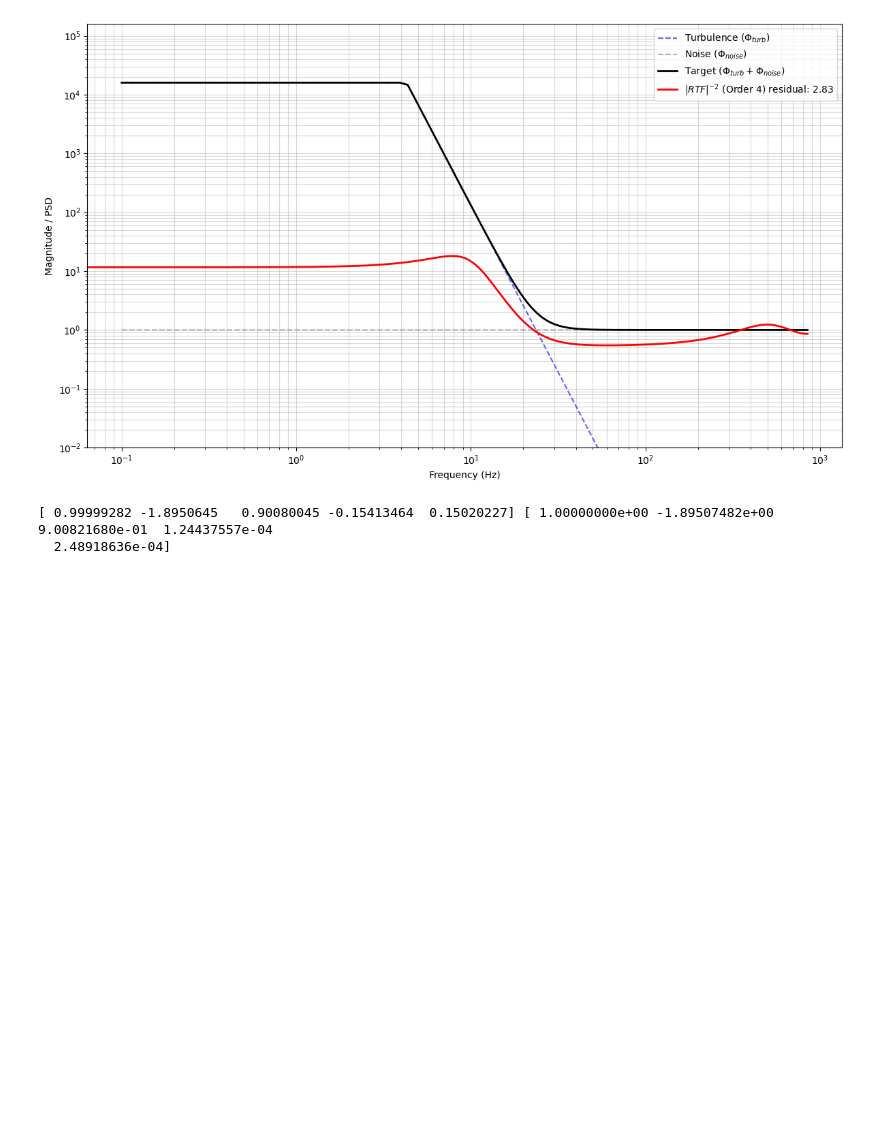
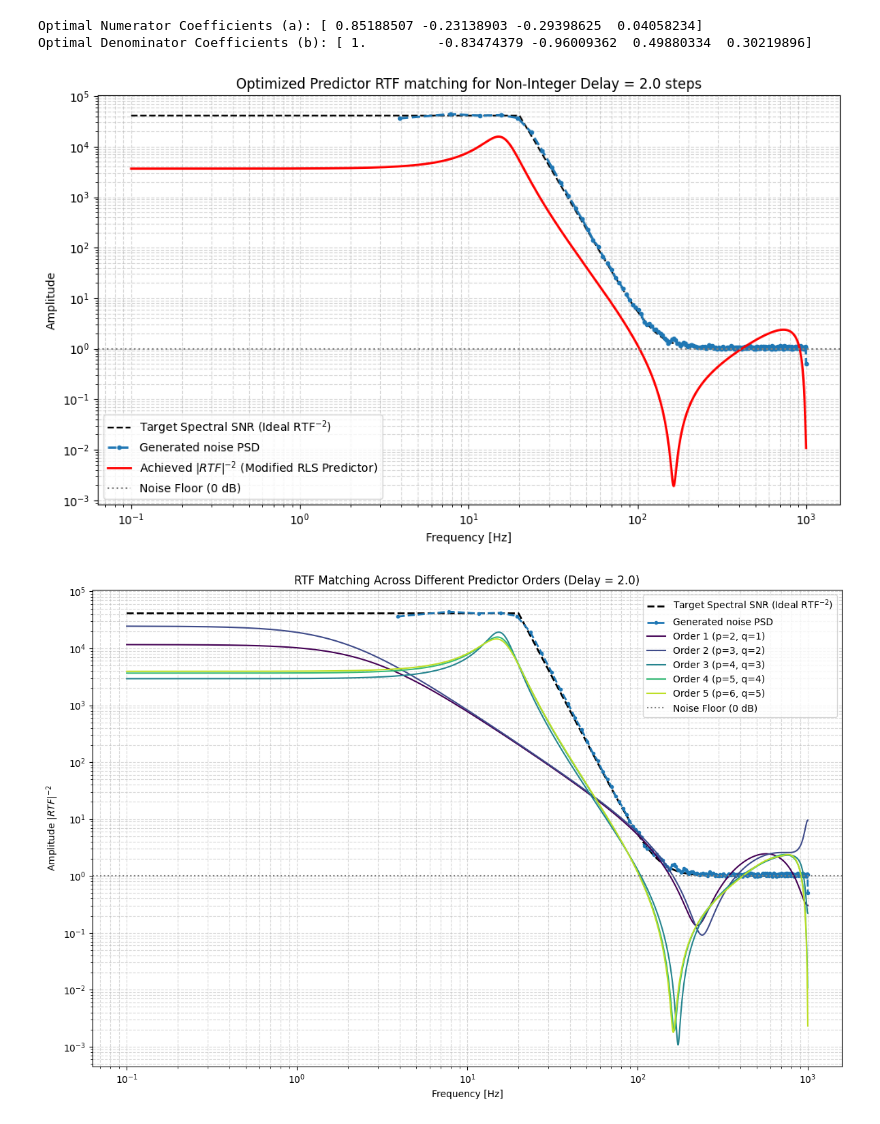
Before and after one commit to ArcetriAdaptiveOptics/SPECULA, a Jupyter notebook: config/SensorFusion/scracthIIRtfs.ipynb, the cells around one changed output. Cells and saved outputs as stored; diff of their text form; code cells hidden in the pictures; blank space fills up the shorter version.

```diff
--- a/config/SensorFusion/scracthIIRtfs.ipynb
+++ b/config/SensorFusion/scracthIIRtfs.ipynb
@@ -538,12 +0,0 @@ def design_fractional_delayed_rtf(fs, cutoff,n,turb_power,noise_power, order, de
-# %%
-Nfilter = 4
-Ndelay = 2.5
-n = 10
-
-a,b = design_fractional_delayed_rtf(fs=FS, cutoff=CUTOFF_FREQ,n=n,turb_power=TURB_POWER,noise_power=NOISE_POWER, order=Nfilter, delay_fs=Ndelay)
-
-print(a,b)
-# %% [output]
-[figure, removed]
-[ 0.99999282 -1.8950645   0.90080045 -0.15413464  0.15020227] [ 1.00000000e+00 -1.89507482e+00  9.00821680e-01  1.24437557e-04
-  2.48918636e-04]
@@ -549,0 +201,38 @@ print(a,b)
+# %%
+
+# Parameters
+f_sampling = 2000.0          # Loop frequency [Hz]
+n_mode = 2                   # Radial order of the mode (e.g., 1 for tilt, >1 for higher)
+turb_power = 1000.0            # Total turbulence power
+noise_power = 1.0            # Total noise power
+cutoff_freq = 20.0            # Turbulence Cutoff frequency [Hz]
+
+delay_steps = 2.0            # Non-integer delay steps (e.g., CCD readout + DAC)
+p_order = 5                  # Denominator order (p)
+q_order = 4                  # Numerator order (q)
+
+# 1. Setup Frequency Axis and Generate PSDs
+N_samples = int(1e+4)
+f = np.linspace(0.1, f_sampling / 2, N_samples) #np.logspace(np.log(0.1), np.log(f_sampling / 2), N_samples) #
+psd_turb, psd_noise = generate_psd(f, cutoff_freq, n_mode, turb_power, noise_power)
+
+# 2. Simulate the time domain signal advanced by the fractional delay (e'_meas)
+e_meas_prime = generate_time_series_with_delay(psd_turb, psd_noise, f, delay_steps)
+
+# 3. Optimize the filter coefficients using the Modified RLS
+# (Extract the converged coefficients at the end of the array)
+a_coeffs, b_coeffs = modified_rls_optimizer(e_meas_prime, p_order, q_order)
+
+print("Optimal Numerator Coefficients (a):", a_coeffs)
+print("Optimal Denominator Coefficients (b):", b_coeffs)
+
+# 4. Generate the Visualization
+evaluate_and_plot(f, psd_turb, psd_noise, a_coeffs, b_coeffs, delay_steps, e_meas_prime, f_sampling)
+
+# Run the comparison
+plot_multiple_orders(f, psd_turb, psd_noise, e_meas_prime, delay_steps=delay_steps, f_sampling=f_sampling, max_order=5)
+# %% [output]
+Optimal Numerator Coefficients (a): [ 0.85188507 -0.23138903 -0.29398625  0.04058234]
+Optimal Denominator Coefficients (b): [ 1.         -0.83474379 -0.96009362  0.49880334  0.30219896]
+[figure, added]
+[figure, added]
```
Also changed, not shown: parts of 6 cells of this notebook, 4 other files.
